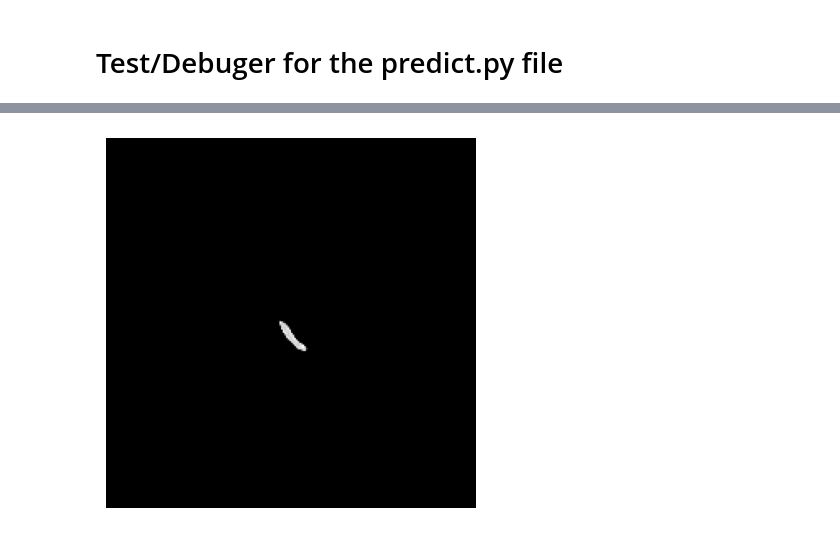
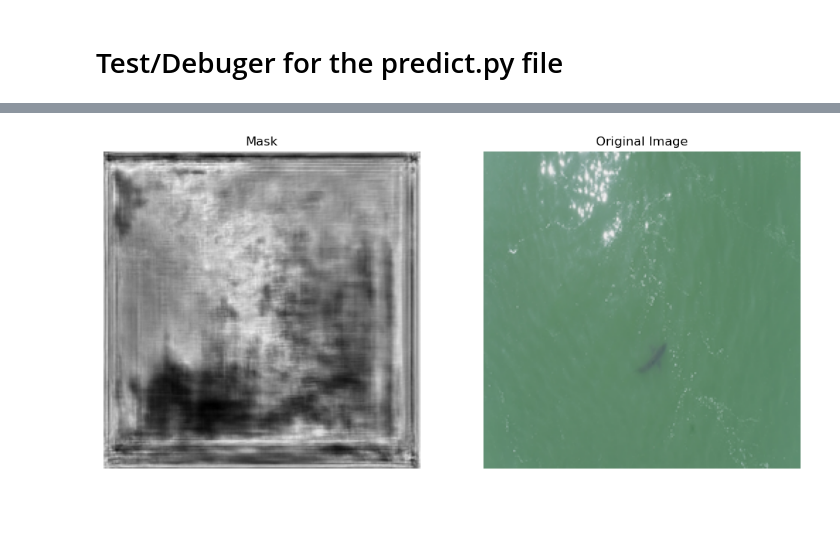
Before and after one commit to alexandradigiacomo/sharkbody_seg, a Jupyter notebook: notebooks/test_prediction.ipynb, the cells around one changed output, grey strips where cells are left out. Cells and saved outputs as stored; diff of their text form; code cells hidden in the pictures; blank space fills up the shorter version.

```diff
--- a/notebooks/test_prediction.ipynb
+++ b/notebooks/test_prediction.ipynb
@@ -24,13 +17,18 @@ import numpy as np
 # Define device
 device = torch.device("cuda" if torch.cuda.is_available() else "cpu")
 
-# Define the transformation to apply to the image
-transform = Compose([
+# Define image transformation using resize
+transform_resize = Compose([
     Resize((224, 224)), ToTensor(),  # Convert the image to a tensor
 ])
+
+# Define image transformation using padding
+transform_pad = Compose([
+    ToTensor(),  # Convert the image to a tensor
+])
 # %%
 # Load the config file
-config_path = '../runs/unet_smp/demo_run/config/config.yaml'
+config_path = '../runs/unet_smp/split_debug/config/config.yaml' # update with the correct yaml
 
 with open(config_path, 'r') as f:
     config = yaml.safe_load(f)
@@ -38,6 +36,7 @@ with open(config_path, 'r') as f:
 # Extract values from the config
 checkpoint_path = os.path.join(config['path_checkpoints'], 'checkpoint_epoch100.pth')
 data_root = config['path_data']
+annotations_root = config['annotations_root']
 image_size = config['image_size']
 in_channels = config['in_channels']
 out_channels = config['out_channels']
@@ -127,7 +111,9 @@ def predict(image_path, transform, model, device):
     return output, output_mask
 # %%
 # Example usage
-image_path = '/mnt/class_data/group2/alexandradigiacomo/dataset/images/07252023PANB0201.JPG' # from val
+image_path = '/mnt/class_data/group2/alexandradigiacomo/dataset/images/07252023PANB0201.JPG' # from debug val
+image_path = '/mnt/class_data/group2/alexandradigiacomo/dataset/images/07202023PANB0201.JPG' # from debug train
+#image_path = '/mnt/class_data/group2/alexandradigiacomo/dataset/images/07252023PANB0201.JPG' # from val
 #image_path ='/mnt/class_data/group2/alexandradigiacomo/dataset/images/07202023PANB0201.JPG' # from train
 
-output, output_mask = predict(image_path, transform, model, device)
+output, output_mask = predict(image_path, transform_resize, model, device, padding = 0)
@@ -159,14 +120,27 @@ Mask stats: min=0.5, max=0.5011184811592102, mean=0.5000016689300537, std=3.9579
-# %%
-# Example visualization
-output_display = output.cpu().squeeze().numpy()
-output_mask_display = output
-
-#img_display = img_tensor.numpy().transpose(1, 2, 0) # Convert to (H, W, C)
-# mask plot
-
-plt.imshow(output_display, cmap='gray')  # Use 'gray' colormap for mask
-plt.axis('off')
-
-plt.show()
-# %% [output]
-[figure, removed]
+# %%
+# Example visualization
+output_display = output.cpu().squeeze().numpy()
+output_mask_display = output_mask
+
+# Resize the image to match the output mask size
+original_image = Image.open(image_path).convert("RGB")
+output_mask_size = output_display.shape[::-1]  # mask size
+original_image_resized = original_image.resize(output_mask_size, Image.Resampling.LANCZOS) # resize img to mask size
+original_image_resized = np.array(original_image_resized)
+
+# Create the subplot
+fig, axes = plt.subplots(1, 2, figsize=(12, 6))
+
+# Plot the mask
+axes[0].imshow(output_display, cmap='gray')
+axes[0].axis('off')
+axes[0].set_title('Mask')
+
+# Plot the resized image
+axes[1].imshow(original_image_resized)
+axes[1].axis('off')
+axes[1].set_title('Original Image')
+
+plt.show()
+# %% [output]
+[figure, added]
```
Also changed, not shown: parts of 7 cells of this notebook.
